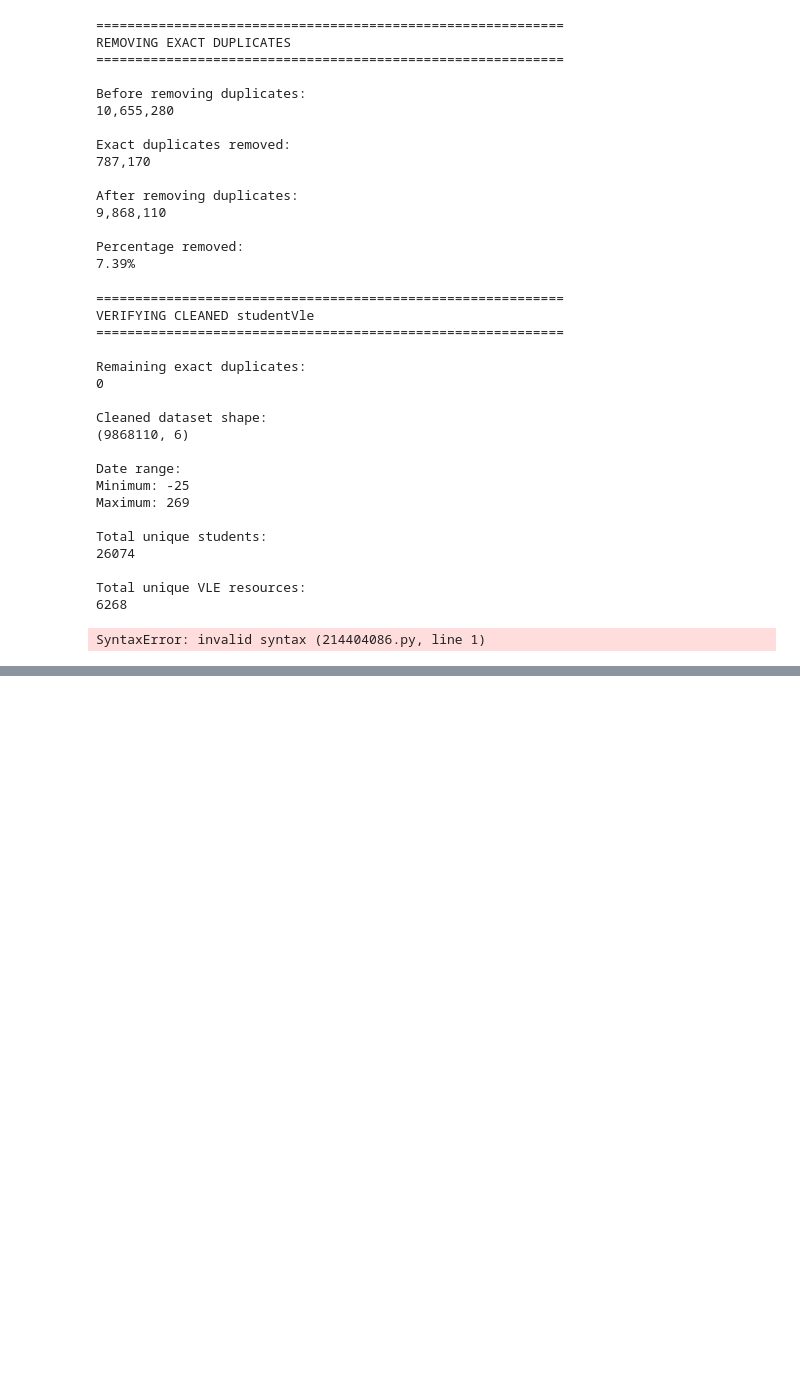
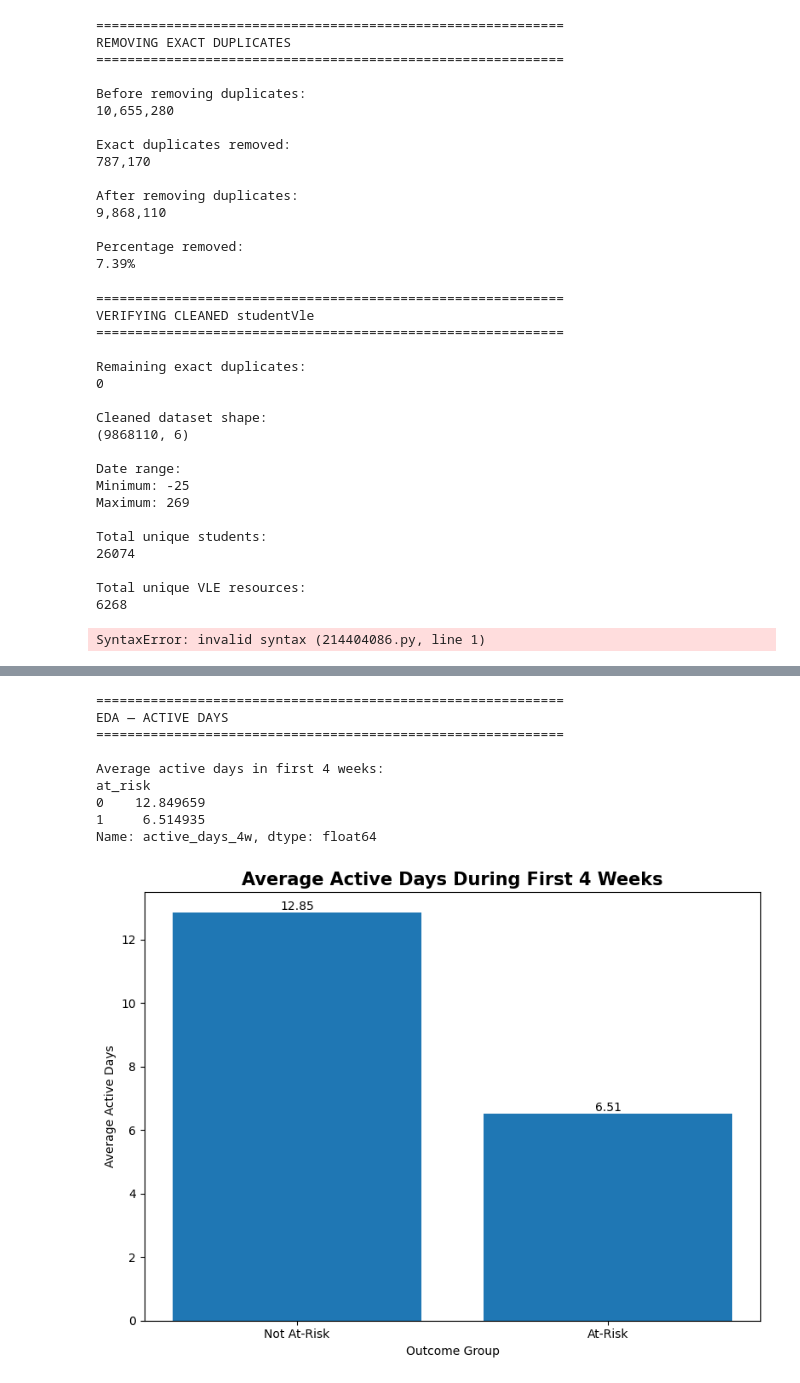
Before and after one commit to chruupee/MIT252503_OULAD_Research, a Jupyter notebook: OULAD.ipynb, the cells around one changed output, grey strips where cells are left out. Cells and saved outputs as stored; diff of their text form; code cells hidden in the pictures; blank space fills up the shorter version.

```diff
--- a/OULAD.ipynb
+++ b/OULAD.ipynb
@@ -1546,0 +2949,71 @@ SyntaxError: invalid syntax (214404086.py, line 1)
+# %%
+# ============================================================
+# STEP 13C — ACTIVE DAYS BY AT-RISK STATUS
+# ============================================================
+
+grouped_days = (
+    analytical_4week
+    .groupby("at_risk")["active_days_4w"]
+    .mean()
+)
+
+print("=" * 60)
+print("EDA — ACTIVE DAYS")
+print("=" * 60)
+
+print("\nAverage active days in first 4 weeks:")
+
+print(grouped_days)
+
+labels = [
+    "Not At-Risk",
+    "At-Risk"
+]
+
+values = [
+    grouped_days.loc[0],
+    grouped_days.loc[1]
+]
+
+plt.figure(figsize=(8, 6))
+
+bars = plt.bar(labels, values)
+
+plt.title(
+    "Average Active Days During First 4 Weeks",
+    fontsize=15,
+    fontweight="bold"
+)
+
+plt.ylabel("Average Active Days")
+plt.xlabel("Outcome Group")
+
+for bar, value in zip(bars, values):
+    plt.text(
+        bar.get_x() + bar.get_width() / 2,
+        bar.get_height(),
+        f"{value:.2f}",
+        ha="center",
+        va="bottom"
+    )
+
+plt.tight_layout()
+
+plt.savefig(
+    PROCESSED_DIR / "EDA_03_active_days.png",
+    dpi=300,
+    bbox_inches="tight"
+)
+
+plt.show()
+# %% [output]
+============================================================
+EDA — ACTIVE DAYS
+============================================================
+
+Average active days in first 4 weeks:
+at_risk
+0    12.849659
+1     6.514935
+Name: active_days_4w, dtype: float64
+[figure, added]
```
Also changed, not shown: parts of 94 cells of this notebook.
